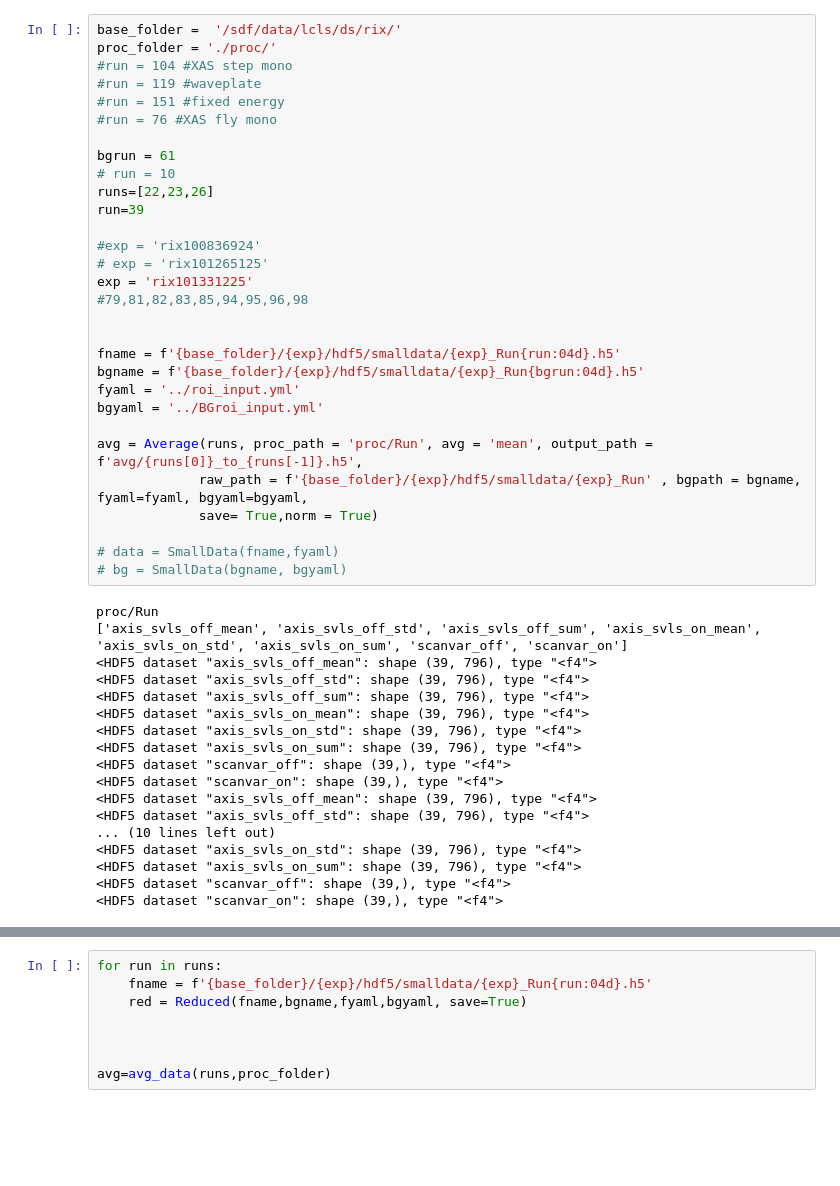
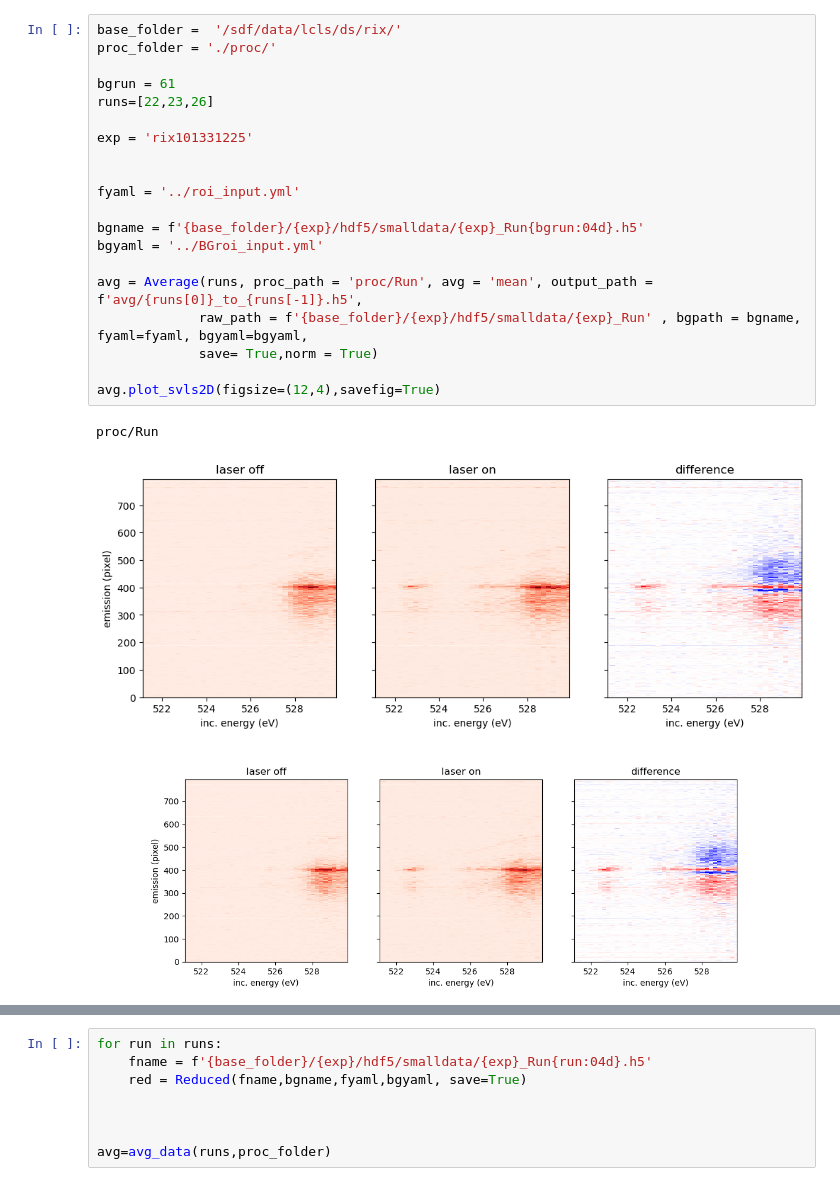
Before and after one commit to AmkeNimm/DataAcceleratorChemRIXS, a Jupyter notebook: jupyter_notebook/test.ipynb, the cells around one changed output, grey strips where cells are left out. Cells and saved outputs as stored; diff of their text form; blank space fills up the shorter version.

```diff
--- a/jupyter_notebook/test.ipynb
+++ b/jupyter_notebook/test.ipynb
@@ -15,48 +15,24 @@ from pathlib import Path
 # %%
 base_folder =  '/sdf/data/lcls/ds/rix/'
 proc_folder = './proc/'
-#run = 104 #XAS step mono
-#run = 119 #waveplate
-#run = 151 #fixed energy
-#run = 76 #XAS fly mono
 
 bgrun = 61
-# run = 10
 runs=[22,23,26]
-run=39
 
-#exp = 'rix100836924'
-# exp = 'rix101265125'
 exp = 'rix101331225'
-#79,81,82,83,85,94,95,96,98
 
 
-fname = f'{base_folder}/{exp}/hdf5/smalldata/{exp}_Run{run:04d}.h5'
+fyaml = '../roi_input.yml'
+
 bgname = f'{base_folder}/{exp}/hdf5/smalldata/{exp}_Run{bgrun:04d}.h5'
-fyaml = '../roi_input.yml'
 bgyaml = '../BGroi_input.yml'
 
 avg = Average(runs, proc_path = 'proc/Run', avg = 'mean', output_path = f'avg/{runs[0]}_to_{runs[-1]}.h5',
              raw_path = f'{base_folder}/{exp}/hdf5/smalldata/{exp}_Run' , bgpath = bgname, fyaml=fyaml, bgyaml=bgyaml,
              save= True,norm = True)
 
-# data = SmallData(fname,fyaml)
-# bg = SmallData(bgname, bgyaml)
+avg.plot_svls2D(figsize=(12,4),savefig=True)
 # %% [output]
 proc/Run
-['axis_svls_off_mean', 'axis_svls_off_std', 'axis_svls_off_sum', 'axis_svls_on_mean', 'axis_svls_on_std', 'axis_svls_on_sum', 'scanvar_off', 'scanvar_on']
-<HDF5 dataset "axis_svls_off_mean": shape (39, 796), type "<f4">
-<HDF5 dataset "axis_svls_off_std": shape (39, 796), type "<f4">
-<HDF5 dataset "axis_svls_off_sum": shape (39, 796), type "<f4">
-<HDF5 dataset "axis_svls_on_mean": shape (39, 796), type "<f4">
-<HDF5 dataset "axis_svls_on_std": shape (39, 796), type "<f4">
-<HDF5 dataset "axis_svls_on_sum": shape (39, 796), type "<f4">
-<HDF5 dataset "scanvar_off": shape (39,), type "<f4">
-<HDF5 dataset "scanvar_on": shape (39,), type "<f4">
-<HDF5 dataset "axis_svls_off_mean": shape (39, 796), type "<f4">
-<HDF5 dataset "axis_svls_off_std": shape (39, 796), type "<f4">
-... (10 lines left out)
-<HDF5 dataset "axis_svls_on_std": shape (39, 796), type "<f4">
-<HDF5 dataset "axis_svls_on_sum": shape (39, 796), type "<f4">
-<HDF5 dataset "scanvar_off": shape (39,), type "<f4">
-<HDF5 dataset "scanvar_on": shape (39,), type "<f4">
+[figure, added]
+[figure, added]
```
Also changed, not shown: parts of 6 cells of this notebook, 5 other files.
